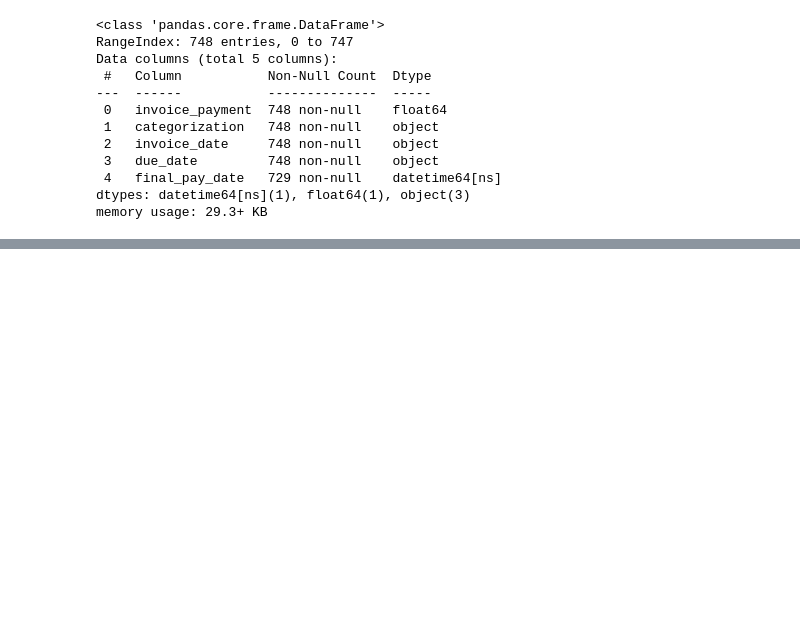
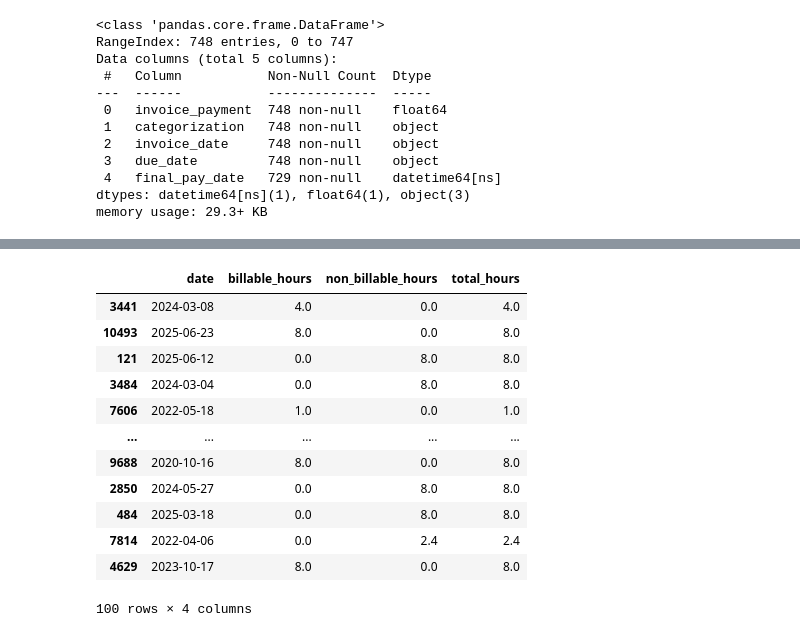
Before and after one commit to alshakarti/hyper_island_bi, a Jupyter notebook: eda.ipynb, the cells around one changed output, grey strips where cells are left out. Saved outputs shown, nothing was run; the diff lists cells and outputs as text; code cells hidden in the pictures; blank space fills up the shorter version.

```diff
--- a/eda.ipynb
+++ b/eda.ipynb
@@ -1078,0 +1165,54 @@ memory usage: 29.3+ KB
+# %%
+def build_master_df(df10, df11):
+    records = []
+
+    # iterate though df10 and add hours to master df based on is_billable flag
+    for _, row in df10.iterrows():
+        date = pd.to_datetime(row['dt'])
+        is_billable = bool(row['billable'])
+        billable_hours = row['hours'] if is_billable else 0
+        non_billable_hours = row['hours'] if not is_billable else 0
+        total_hours = row['hours']
+        records.append({
+            'date': date,
+            'billable_hours': billable_hours,
+            'non_billable_hours': non_billable_hours,
+            'total_hours': total_hours,
+        })
+
+    # iterate though df11 and add hours to master df based on factor_value flag
+    for _, row in df11.iterrows():
+        date = pd.to_datetime(row['activity_date'])
+        hours = row['minutes'] / 60.0
+        is_billable = row['factor_value'] == 1.0
+        billable_hours = hours if is_billable else 0
+        non_billable_hours = hours if not is_billable else 0
+        total_hours = hours
+        records.append({
+            'date': date,
+            'billable_hours': billable_hours,
+            'non_billable_hours': non_billable_hours,
+            'total_hours': total_hours,
+        })
+
+    master_df = pd.DataFrame(records)
+    return master_df
+
+# Usage:
+master_df = build_master_df(df10, df11)
+# %%
+master_df.sample(100)
+# %% [output]
+|  | date | billable_hours | non_billable_hours | total_hours |
+| 3441 | 2024-03-08 | 4.0 | 0.0 | 4.0 |
+| 10493 | 2025-06-23 | 8.0 | 0.0 | 8.0 |
+| 121 | 2025-06-12 | 0.0 | 8.0 | 8.0 |
+| 3484 | 2024-03-04 | 0.0 | 8.0 | 8.0 |
+| 7606 | 2022-05-18 | 1.0 | 0.0 | 1.0 |
+| ... | ... | ... | ... | ... |
+| 9688 | 2020-10-16 | 8.0 | 0.0 | 8.0 |
+| 2850 | 2024-05-27 | 0.0 | 8.0 | 8.0 |
+| 484 | 2025-03-18 | 0.0 | 8.0 | 8.0 |
+| 7814 | 2022-04-06 | 0.0 | 2.4 | 2.4 |
+| 4629 | 2023-10-17 | 8.0 | 0.0 | 8.0 |
+100 rows × 4 columns
```
Also changed, not shown: parts of 7 cells of this notebook, 3 other files.
